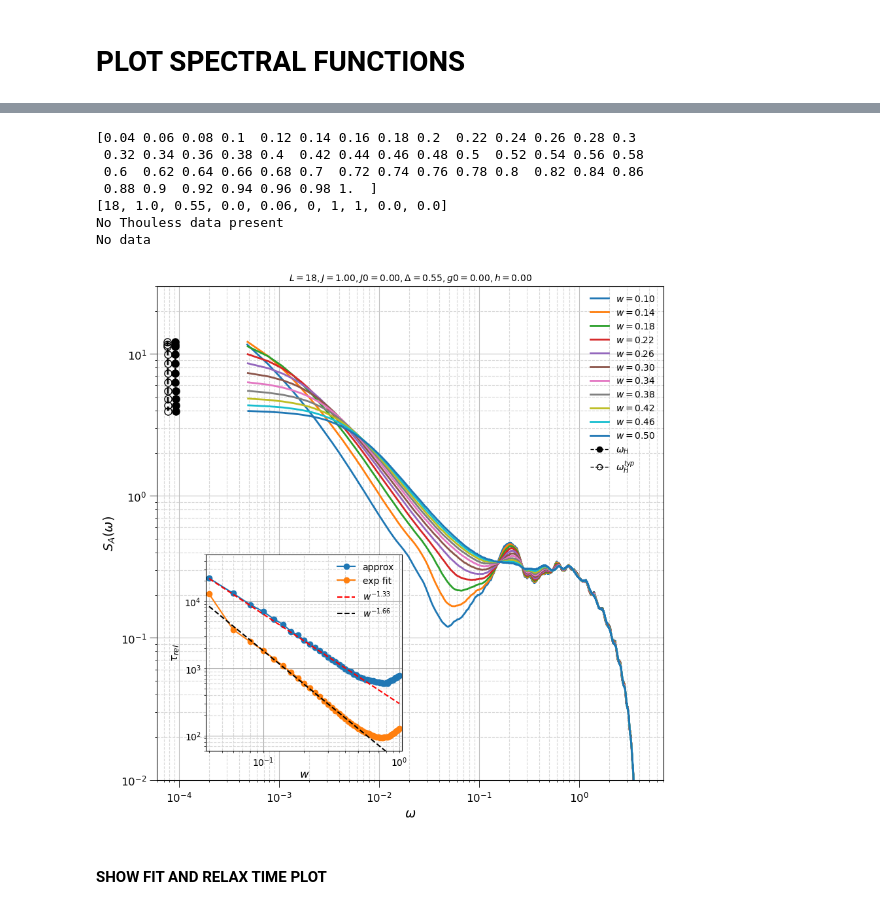
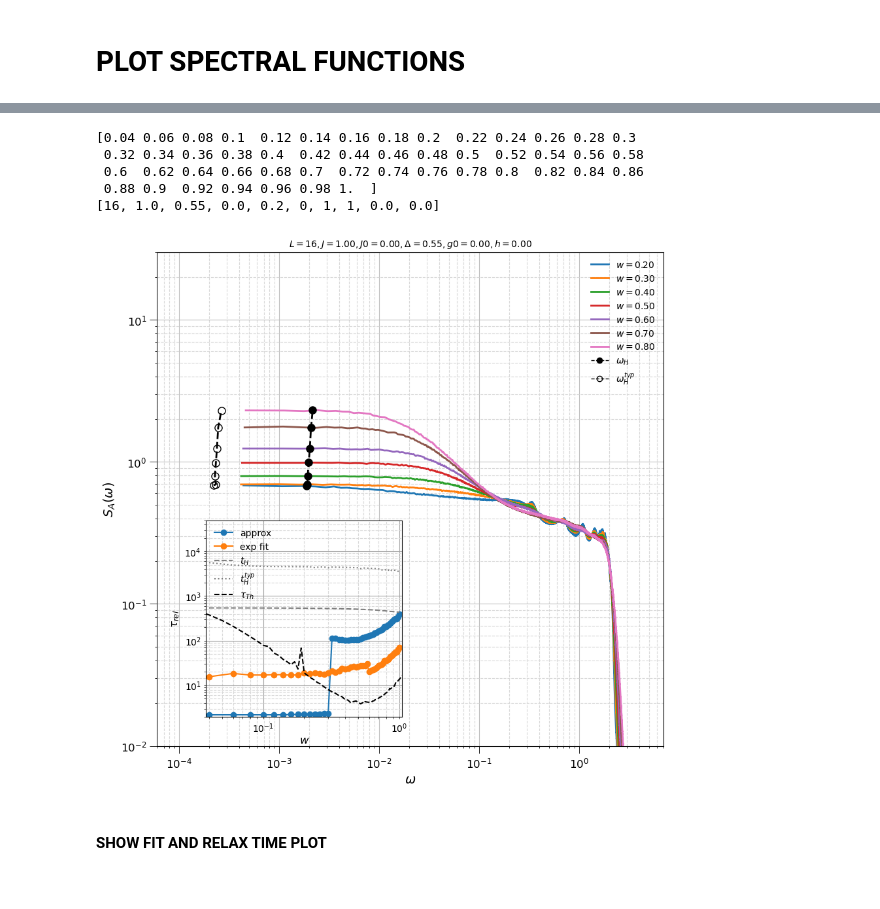
Before and after one commit to makskliczkowski/Transverse_Ising_ETH, a Jupyter notebook: IsignTransverse_ETH/Python/spectral_functions.ipynb, the cells around one changed output, grey strips where cells are left out. Saved outputs shown, nothing was run; the diff lists cells and outputs as text; code cells hidden in the pictures.

```diff
--- a/IsignTransverse_ETH/Python/spectral_functions.ipynb
+++ b/IsignTransverse_ETH/Python/spectral_functions.ipynb
@@ -187,12 +187,15 @@ agp.plot_agp(axis = ax4, settings_class=new_set_class, which=2)
 # %%
+
+from cmath import nan
+
 
 fig, axis = plt.subplots( nrows=1, ncols=1, figsize=(10,10), dpi = 100)
 func = lambda y, x: y #* x**1.33
 
-vals = spec_fun.get_scaling_array(user_settings, 0.1, 0.5, 0.04)
+vals = spec_fun.get_scaling_array(user_settings, 0.2, 0.9, 0.1)
 
 spec_fun.plot_spectral(axis = axis, settings=user_settings, vals = vals,
-                        xlab="\\omega", ylab="S_A(\\omega)", yscale='log',
+                        xlab="\\omega", ylab="S_A(\\omega)", yscale='log', xscale='log',
                         normalise=False, spec="spec", func_x=func,
                         use_derivative=use_derivative)
 axis.set_ylim(1e-2, 3e1)
@@ -216,7 +219,7 @@ print(vals)
 new_set_class = copy.deepcopy(cf.plot_settings)
 new_set_class.set_vs(user_settings['scaling'])
 new_set_class.set_scaling('L')
-#cf.set_params(_w=0.1)
+#cf.set_params(_w=0.3)
 tau_data = []
 status = False
 try :
@@ -230,7 +233,6 @@ if status:
     idx = list(tau_data[0]).index(cf.L)
     x_for_tau = tau_data[1][idx]
     taus = tau_data[2][idx]
-
 relax_time = []
 def xover(input_array, cut):
     x = input_array < cut
@@ -241,6 +243,7 @@ def exp_fit(x, mu, a):
 
 
 spec_at_relax = []; relaxt_time_fit = [];   tH = [];    tH_typ = [];
+print(cf.params_arr)
 for i in range(0, len(vals)):
     x = vals[i]
     status, xdata, ydata, wHnow, wHtypnow = spec_fun.load_spectral(dir=time_dir,
@@ -249,20 +252,27 @@ for i in range(0, len(vals)):
                                                                     spec="time",
                                                                     normalise=True
                                                                     )
-    idx = xover(ydata, 1e-4)
-    relax_time.append(xdata[idx])
+    if status:
+        idx = xover(ydata, 1e-4)
+        relax_time.append(xdata[idx])
 
 
-    xdata = np.array([xdata[i] for i in range(0,len(xdata)) if (ydata[i] < 4e-2 and ydata[i] > 1e-3)])
-    ydata = np.array([ydata[i] for i in range(0,len(ydata)) if (ydata[i] < 4e-2 and ydata[i] > 1e-3)])
-    #print(pars)
-    tH.append(wHnow)
-    tH_typ.append(wHtypnow)
-    pars, sth = fit(f=exp_fit,
-                        xdata=xdata,
-                        ydata=ydata,
-                        p0 = (0.5*relax_time[i], 0.1))
-    relaxt_time_fit.append(pars[0])
+        xdata = np.array([xdata[i] for i in range(0,len(xdata)) if (ydata[i] < 4e-2 and ydata[i] > 1e-3)])
+        ydata = np.array([ydata[i] for i in range(0,len(ydata)) if (ydata[i] < 4e-2 and ydata[i] > 1e-3)])
+        #print(pars)
+        tH.append(wHnow)
+        tH_typ.append(wHtypnow)
+        pars, sth = fit(f=exp_fit,
+                            xdata=xdata,
+                            ydata=ydata,
+                            p0 = (0.5*relax_time[i], 0.1))
+        relaxt_time_fit.append(pars[0])
+        #relaxt_time_fit.append(nan)
+    else:
+        relax_time.append(nan)
+        relaxt_time_fit.append(nan)
+        tH.append(nan)
+        tH_typ.append(nan)
 
 
 
@@ -273,9 +283,11 @@ xlab = "q/\\pi" if user_settings['scaling_idx'] == 5 else user_settings['scaling
 
 axis2.plot(trueQ, relax_time, marker='o', label='approx')
 axis2.plot(trueQ, relaxt_time_fit, marker='o', label='exp fit')
+axis2.plot(trueQ, tH, linestyle='--', label=r"$t_H$", color='gray')
+axis2.plot(trueQ, tH_typ, linestyle=':', label=r"$t_H^{typ}$", color='gray')
 
-axis2.plot(trueQ, 3e2/trueQ**1.33, linestyle='--', color='red', label=r"$w^{-1.33}$")
-axis2.plot(trueQ, 4e1/trueQ**1.66, linestyle='--', color='black', label=r"$w^{-1.66}$")
+#axis2.plot(trueQ, 3e2/trueQ**1.33, linestyle='--', color='red', label=r"$w^{-1.33}$")
+#axis2.plot(trueQ, 4e1/trueQ**1.66, linestyle='--', color='black', label=r"$w^{-1.66}$")
 
 if status and user_settings['scaling_idx'] == 5:
     axis2.axhline(y=taus[0], ls='--', color='black')
@@ -285,40 +297,38 @@ else:
     else: axis2.plot(x_for_tau, taus, linestyle='--', color='black', label=r"$\tau_{Th}$")
 
 hfun.set_plot_elements(axis = axis2, xlim = (0.95*min(trueQ), 1.05*max(trueQ)),
-                                    ylim = (6e1, 5e4),ylabel = "\\tau_{rel}", xlabel = xlab, settings=getattr(new_set_class, 'settings'), font_size=10, set_legend=True)
+                                    ylim = (2e0, 5e4),ylabel = "\\tau_{rel}", xlabel = xlab, settings=getattr(new_set_class, 'settings'), font_size=10, set_legend=True)
 
 axis2.set_yscale('log')
 axis2.set_xscale('log')
 axis2.tick_params(axis='both', which='both',length=2)
 axis2.grid(b=True, which='major', color='0.65', linestyle='-')
 axis2.grid(b=True, which='minor', color='0.85', linestyle='--')
 
 axis.grid(b=True, which='major', color='0.75', linestyle='-')
 axis.grid(b=True, which='minor', color='0.85', linestyle='--')
 add_legend(axis)
 #axis2.xaxis.set_minor_locator(plt.MultipleLocator(0.2))
 #def format_func(value, tick_number):
 #    return "%.1f"%value
 #def format_func2(value, tick_number):
 #    return "%d"%value
 #axis2.xaxis.set_minor_formatter(plt.FuncFormatter(format_func))
 #axis2.xaxis.set_major_formatter(plt.FuncFormatter(format_func))
 #axis2.yaxis.set_major_formatter(plt.FuncFormatter(format_func2))
 
 #for line in axis.lines:
 #    spec_x = line.get_xdata()
 #    spec_y = line.get_ydata()
 #    idx = min(range(len(spec_x)), key=lambda i: abs(spec_x[i] - 1./xdata[idx]))
 #    spec_at_relax.append(spec_y[idx])
 # %% [output]
 [0.04 0.06 0.08 0.1  0.12 0.14 0.16 0.18 0.2  0.22 0.24 0.26 0.28 0.3
  0.32 0.34 0.36 0.38 0.4  0.42 0.44 0.46 0.48 0.5  0.52 0.54 0.56 0.58
  0.6  0.62 0.64 0.66 0.68 0.7  0.72 0.74 0.76 0.78 0.8  0.82 0.84 0.86
  0.88 0.9  0.92 0.94 0.96 0.98 1.  ]
-[18, 1.0, 0.55, 0.0, 0.06, 0, 1, 1, 0.0, 0.0]
-No Thouless data present
-No data
+[16, 1.0, 0.55, 0.0, 0.2, 0, 1, 1, 0.0, 0.0]
-[figure, old version]
+[figure, new version]
 # %% [markdown]
 #### SHOW FIT AND RELAX TIME PLOT
 # %%
```
Also changed, not shown: parts of 5 cells of this notebook, 11 other files.
